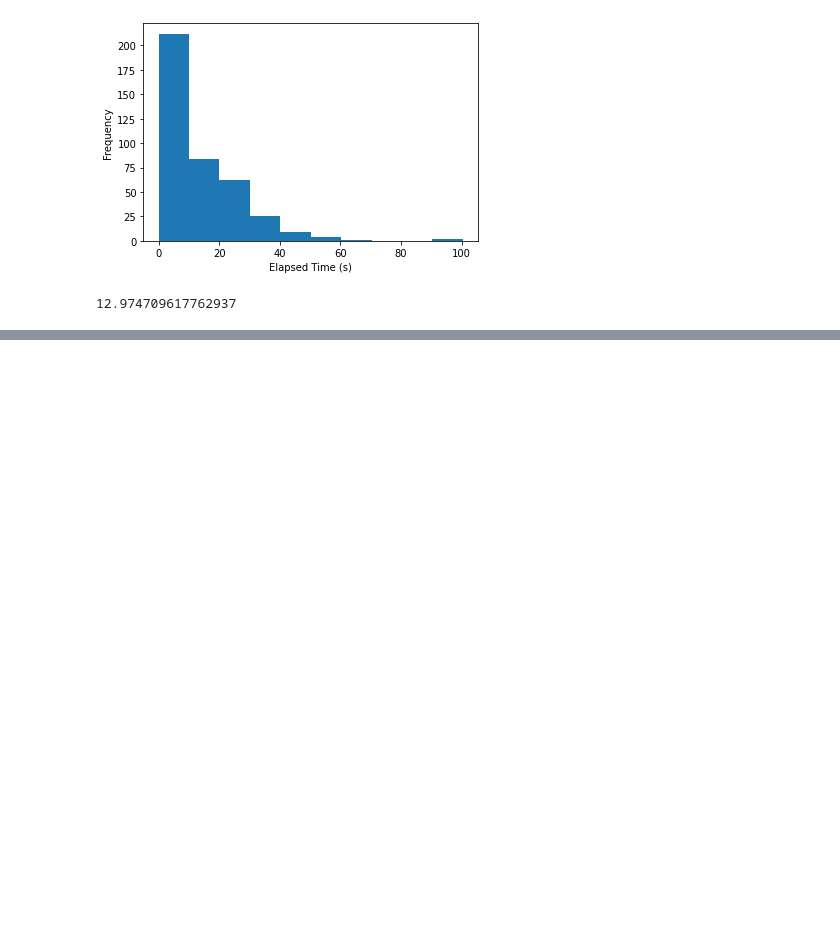
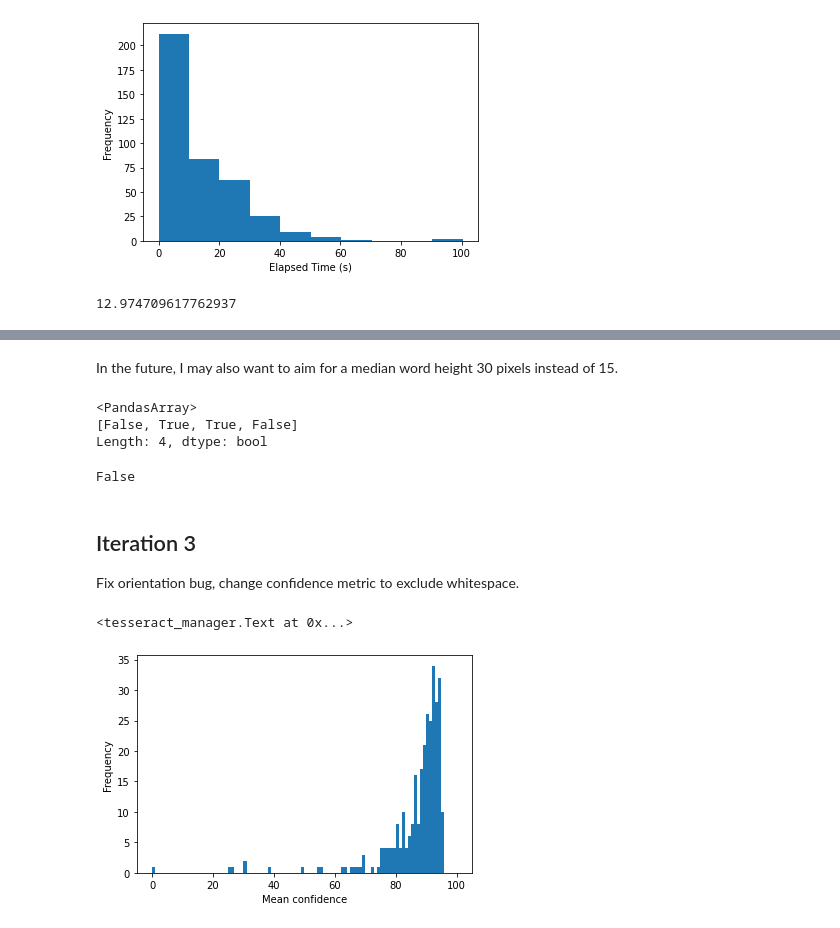
Before and after one commit to ancient-world-citation-analysis/awca-ocr, a Jupyter notebook: PreliminaryPerformanceAnalysis.ipynb, the cells around one changed output, grey strips where cells are left out. Cells and saved outputs as stored; diff of their text form; code cells hidden in the pictures; blank space fills up the shorter version.

```diff
--- a/PreliminaryPerformanceAnalysis.ipynb
+++ b/PreliminaryPerformanceAnalysis.ipynb
@@ -215,0 +257,28 @@ For transparency, I should note that 9 seconds per page is about the time it tak
+# %% [markdown]
+In the future, I may also want to aim for a median word height 30 pixels instead of 15.
+# %%
+pd.array([1, 1, 1, 0], dtype='bool') & pd.array([0, 1, 1, 1], dtype='bool')
+# %% [output]
+<PandasArray>
+[False, True, True, False]
+Length: 4, dtype: bool
+# %%
+pd.isna(it2.metadata[90].text[4])
+# %% [output]
+False
+# %% [markdown]
+## Iteration 3
+
+Fix orientation bug, change confidence metric to exclude whitespace.
+# %%
+with open('development_sample_out5/analysis.pickle', 'rb') as dbfile:
+  it3 = pickle.load(dbfile)
+it3
+# %% [output]
+<tesseract_manager.Text at 0x...>
+# %%
+plt.hist([conf for conf in it3.mean_confidences if conf is not None], bins=range(101))
+plt.xlabel('Mean confidence')
+plt.ylabel('Frequency');
+# %% [output]
+[figure, added]
```
Also changed, not shown: parts of 17 cells of this notebook, 1 other file.
